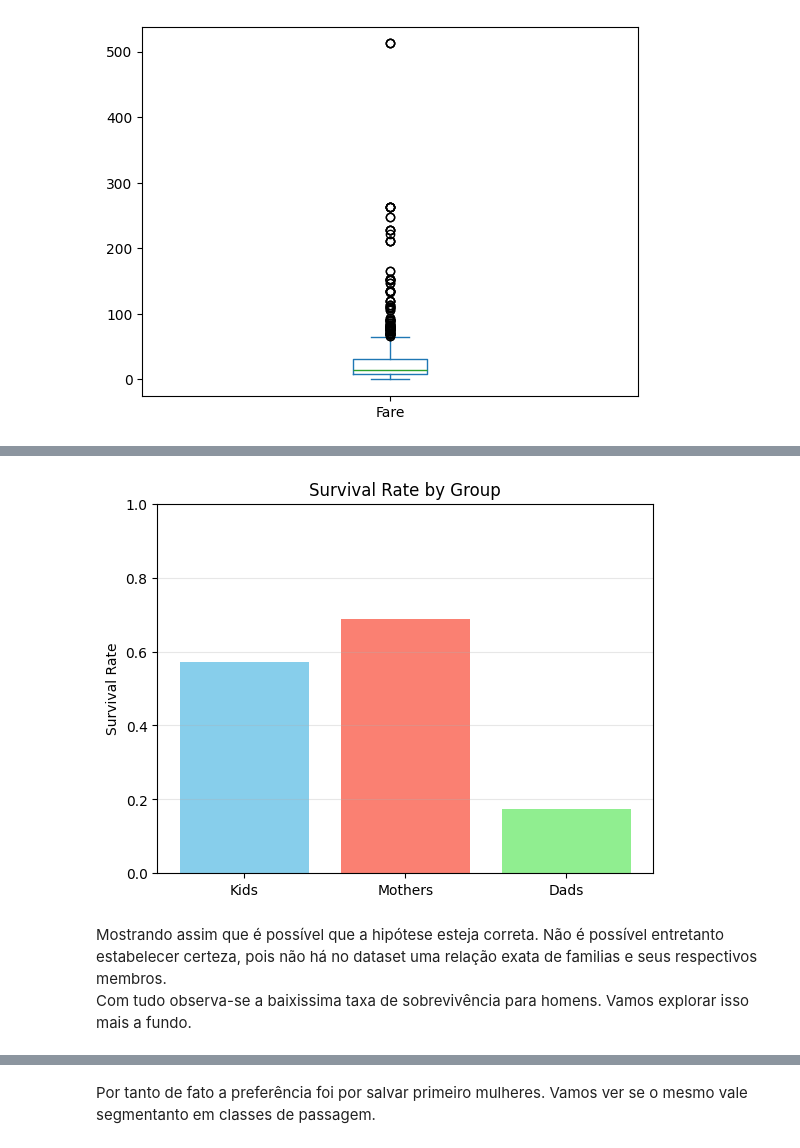
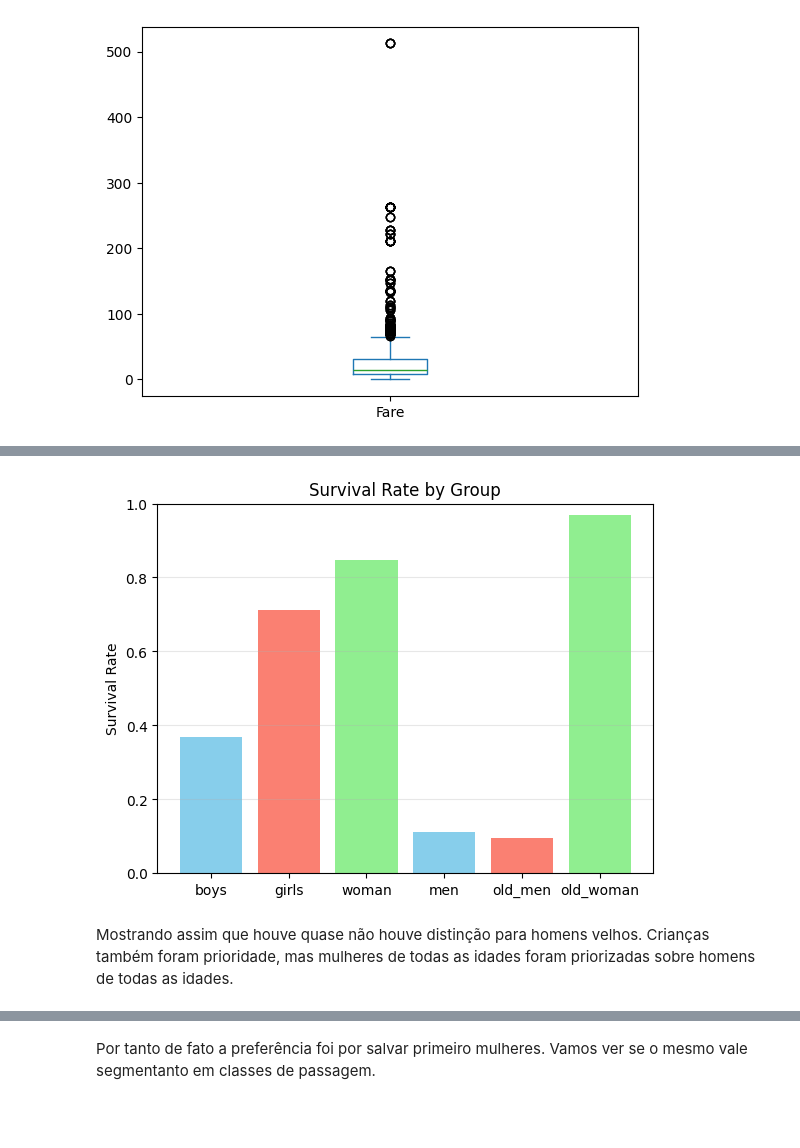
Before and after one commit to KevBoyz/Learning-Python3, a Jupyter notebook: Data_Science/Small_Projects/04-Titanic/analysis.ipynb, the cells around one changed output, grey strips where cells are left out. Cells and saved outputs as stored; diff of their text form; code cells hidden in the pictures; blank space fills up the shorter version.

```diff
--- a/Data_Science/Small_Projects/04-Titanic/analysis.ipynb
+++ b/Data_Science/Small_Projects/04-Titanic/analysis.ipynb
@@ -5,4 +7,9 @@ import seaborn as sns
 import numpy as np
 # %%
 
-df = pd.read_csv('./assets/train.csv')
+df_train = pd.read_csv('./assets/train.csv')
+df_test = pd.read_csv('./assets/test.csv')
+df_gender = pd.read_csv('./assets/gender_submission.csv')
+
+df_test = df_test.merge(df_gender, on="PassengerId", how="left")
+df = pd.concat([df_train, df_test], ignore_index=True)
@@ -57,8 +62,8 @@ Remoção de features sem valor
 df.drop(columns=['Cabin', 'Ticket', 'PassengerId', 'Embarked'], inplace=True)
 # %%
 df['Sex'] = df['Sex'].map({'male': 0, 'female': 1})
-df['family_members'] = df['Parch'] + df['SibSp']
+df['family_members'] = df['Parch'] + df['SibSp'] + 1
 # %% [markdown]
 SibSp: Irmãos e conjuges. Parch: Pais e filhos. Somatório é o total de parentes
 # %%
-df.head()
+df[df['Survived'].isnull()] = 1
@@ -168,26 +184,30 @@ Se uma pessoa viajou acompanhada, possívelmente é uma criança. É provavel ta
 # %%
-kids = df.loc[(df['Parch'] > 0) &
- (df['Age'] <= 14), 'Survived']
-mothers = df.loc[(df['Parch'] > 0) & (df['Sex']==1) &  # Possíveis mães
-       (df['Age'] >= 17)]['Survived']
-dads = df.loc[(df['Parch'] > 0) & (df['Sex']==0) &  # Possíveis pais
-       (df['Age'] >= 17)]['Survived']
+boys = df.loc[(df['Age'] <= 14) & (df['Sex'] == 0), 'Survived']
+girls = df.loc[(df['Age'] <= 14) & (df['Sex'] == 1), 'Survived']
+
+woman = df.loc[(df['Age'] > 14) & (df['Sex'] == 1), 'Survived']
+men = df.loc[(df['Age'] > 14) & (df['Sex'] == 0), 'Survived']
+
+old_woman = df.loc[(df['Age'] > 50) & (df['Sex'] == 1), 'Survived']
+old_men = df.loc[(df['Age'] > 50) & (df['Sex'] == 0), 'Survived']
 # %%
 survival_rates = {
-    'Kids': kids.mean(),
-    'Mothers': mothers.mean(),
-    'Dads': dads.mean()
+    'boys': boys.mean(),
+    'girls': girls.mean(),
+    'woman': woman.mean(),
+    'men': men.mean(),
+    'old_men': old_men.mean(),
+    'old_woman': old_woman.mean()
 }
 
 # Plotando
 plt.bar(survival_rates.keys(), survival_rates.values(), color=['skyblue', 'salmon', 'lightgreen'])
 plt.ylabel('Survival Rate')
 plt.title('Survival Rate by Group')
 plt.ylim(0, 1)
 plt.grid(axis='y', alpha=0.3)
 plt.show()
 # %% [output]
-[figure, old version]
+[figure, new version]
 # %% [markdown]
-Mostrando assim que é possível que a hipótese esteja correta. Não é possível entretanto estabelecer certeza, pois não há no dataset uma relação exata de familias e seus respectivos membros.
-Com tudo observa-se a baixissima taxa de sobrevivência para homens. Vamos explorar isso mais a fundo.
+Mostrando assim que houve quase não houve distinção para homens velhos. Crianças também foram prioridade, mas mulheres de todas as idades foram priorizadas sobre homens de todas as idades.
```
Also changed, not shown: parts of 35 cells of this notebook, 1 other file.
